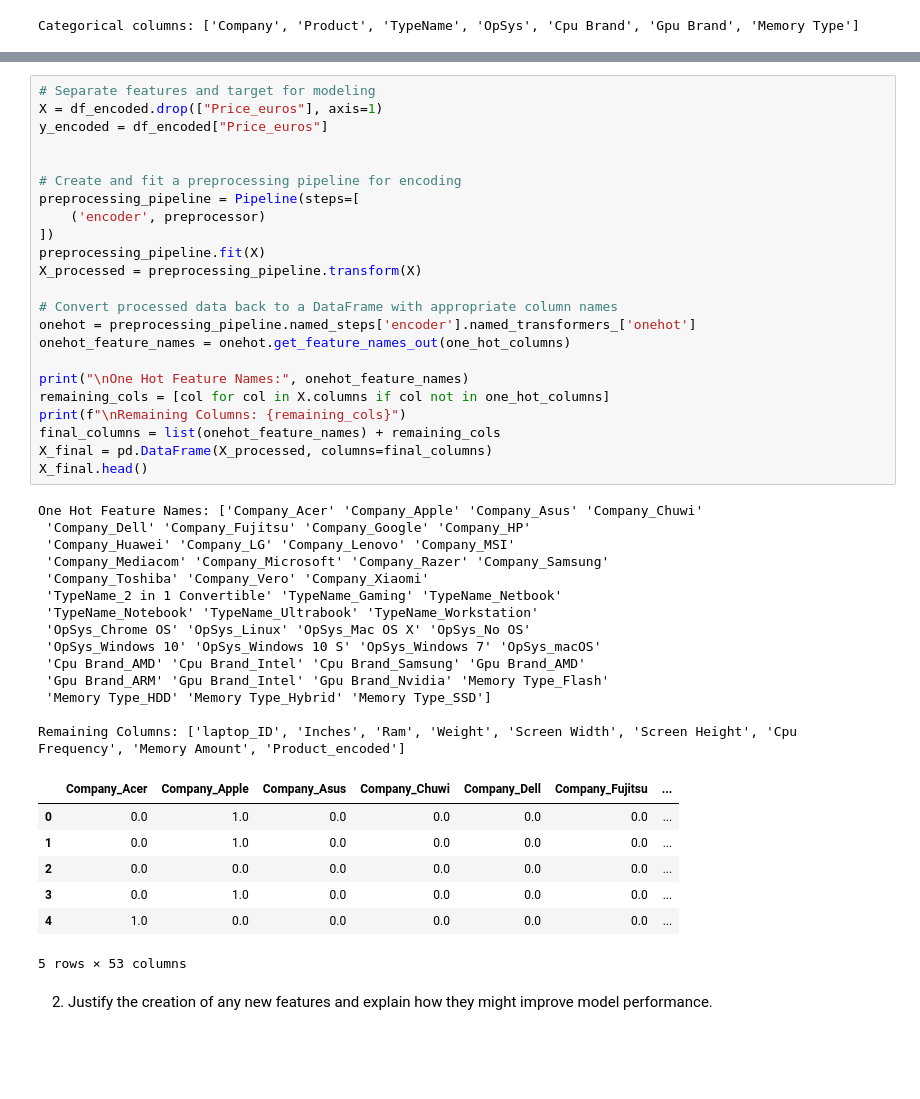
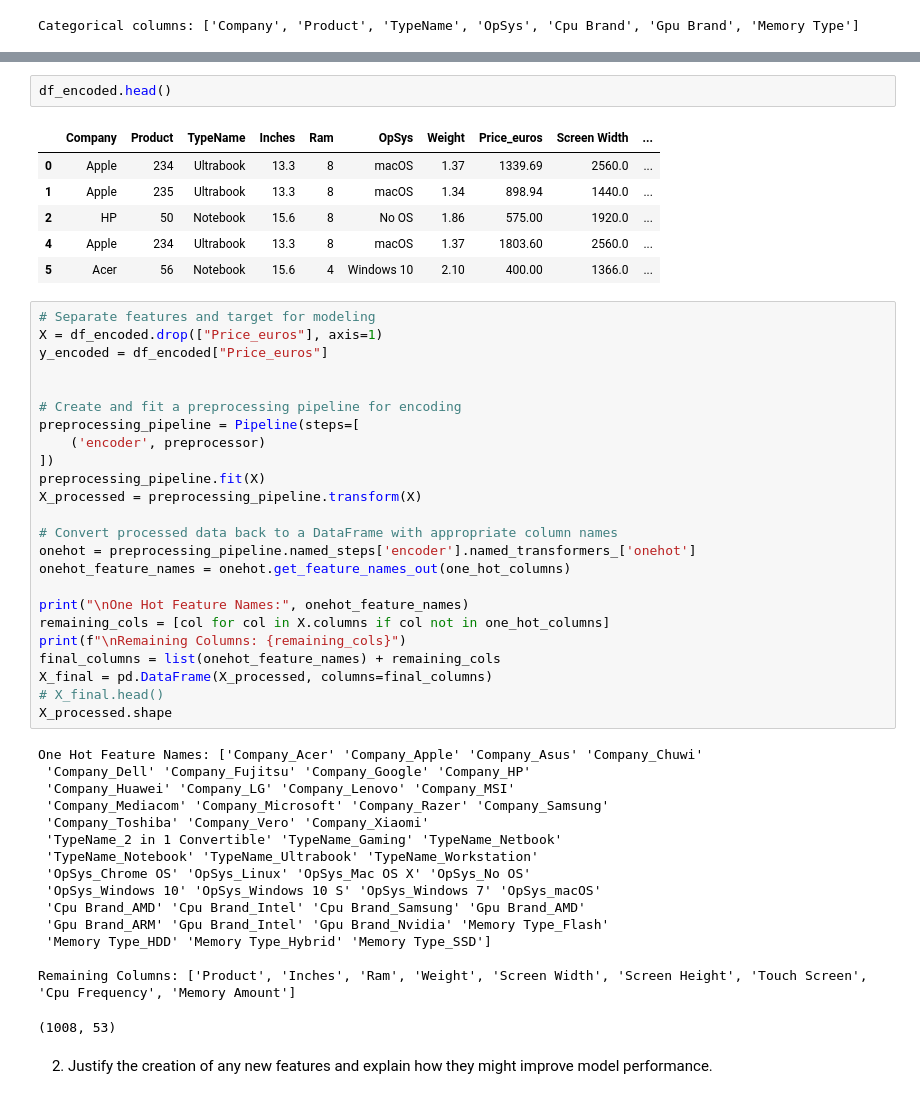
Before and after one commit to Idighekere/laptop-price-prediction-ml-model, a Jupyter notebook: notebook.ipynb, the cells around one changed output, grey strips where cells are left out. Cells and saved outputs as stored; diff of their text form; blank space fills up the shorter version.

```diff
--- a/notebook.ipynb
+++ b/notebook.ipynb
@@ -425,6 +425,15 @@ dtypes: float32(4), float64(3), int32(1), int64(2), object(6)
 memory usage: 114.2+ KB
 Original shape: (1008, 16)
 Encoded shape: (1008, 16)
+# %%
+df_encoded.head()
+# %% [output]
+|  | Company | Product | TypeName | Inches | Ram | OpSys | Weight | Price_euros | Screen Width | ... |
+| 0 | Apple | 234 | Ultrabook | 13.3 | 8 | macOS | 1.37 | 1339.69 | 2560.0 | ... |
+| 1 | Apple | 235 | Ultrabook | 13.3 | 8 | macOS | 1.34 | 898.94 | 1440.0 | ... |
+| 2 | HP | 50 | Notebook | 15.6 | 8 | No OS | 1.86 | 575.00 | 1920.0 | ... |
+| 4 | Apple | 234 | Ultrabook | 13.3 | 8 | macOS | 1.37 | 1803.60 | 2560.0 | ... |
+| 5 | Acer | 56 | Notebook | 15.6 | 4 | Windows 10 | 2.10 | 400.00 | 1366.0 | ... |
 # %%
 # Separate features and target for modeling
 X = df_encoded.drop(["Price_euros"], axis=1)
@@ -447,7 +456,8 @@ remaining_cols = [col for col in X.columns if col not in one_hot_columns]
 print(f"\nRemaining Columns: {remaining_cols}")
 final_columns = list(onehot_feature_names) + remaining_cols
 X_final = pd.DataFrame(X_processed, columns=final_columns)
-X_final.head()
+# X_final.head()
+X_processed.shape
 # %% [output]
 One Hot Feature Names: ['Company_Acer' 'Company_Apple' 'Company_Asus' 'Company_Chuwi'
  'Company_Dell' 'Company_Fujitsu' 'Company_Google' 'Company_HP'
@@ -462,14 +472,8 @@ One Hot Feature Names: ['Company_Acer' 'Company_Apple' 'Company_Asus' 'Company_C
  'Gpu Brand_ARM' 'Gpu Brand_Intel' 'Gpu Brand_Nvidia' 'Memory Type_Flash'
  'Memory Type_HDD' 'Memory Type_Hybrid' 'Memory Type_SSD']
 
-Remaining Columns: ['laptop_ID', 'Inches', 'Ram', 'Weight', 'Screen Width', 'Screen Height', 'Cpu Frequency', 'Memory Amount', 'Product_encoded']
+Remaining Columns: ['Product', 'Inches', 'Ram', 'Weight', 'Screen Width', 'Screen Height', 'Touch Screen', 'Cpu Frequency', 'Memory Amount']
-|  | Company_Acer | Company_Apple | Company_Asus | Company_Chuwi | Company_Dell | Company_Fujitsu | ... |
-| 0 | 0.0 | 1.0 | 0.0 | 0.0 | 0.0 | 0.0 | ... |
-| 1 | 0.0 | 1.0 | 0.0 | 0.0 | 0.0 | 0.0 | ... |
-| 2 | 0.0 | 0.0 | 0.0 | 0.0 | 0.0 | 0.0 | ... |
-| 3 | 0.0 | 1.0 | 0.0 | 0.0 | 0.0 | 0.0 | ... |
-| 4 | 1.0 | 0.0 | 0.0 | 0.0 | 0.0 | 0.0 | ... |
-5 rows × 53 columns
+(1008, 53)
 # %% [markdown]
 2.  Justify the creation of any new features and explain how they might improve model performance.
 # %% [markdown]
```
Also changed, not shown: parts of 12 cells of this notebook, 5 other files.
